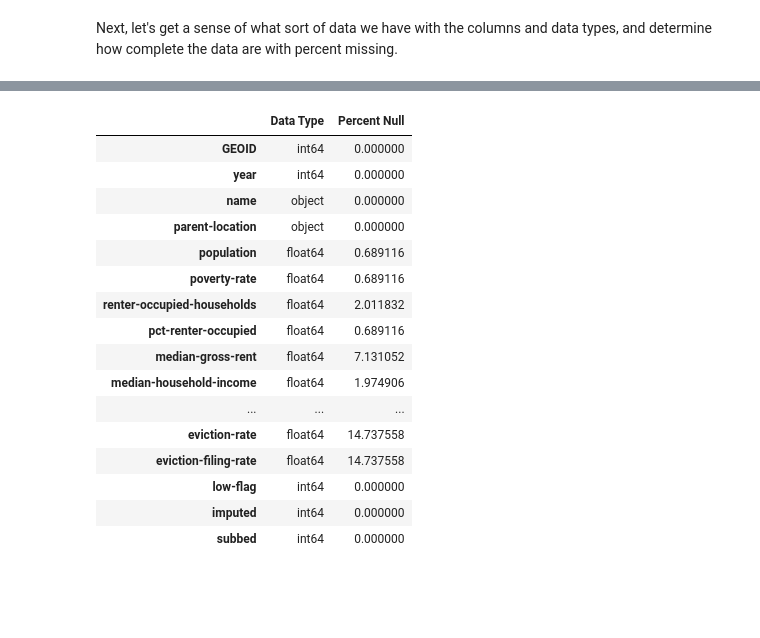
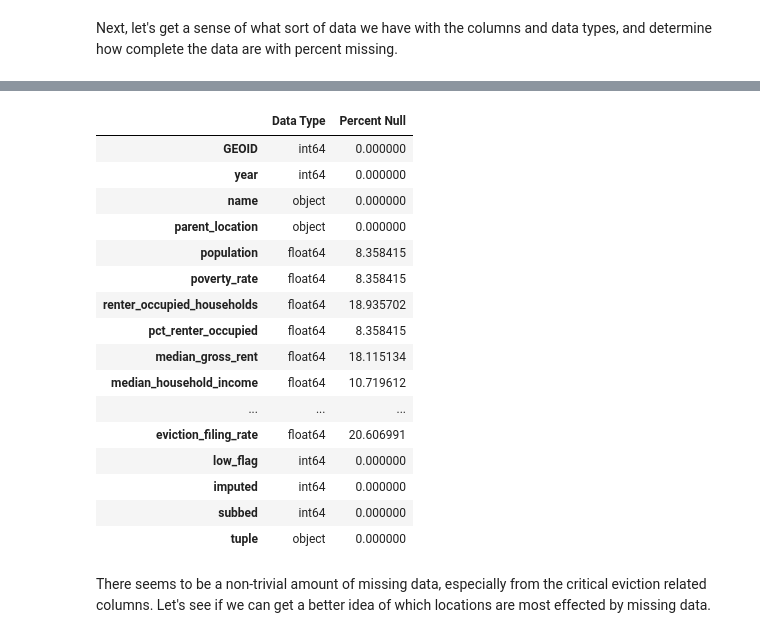
Before and after one commit to TommyHughes/TexasEvictionsAnalysis, a Jupyter notebook: Texas_Evictions_Analysis.ipynb, the cells around one changed output, grey strips where cells are left out. Drawn from its saved outputs; the diff is of its cells as text; code cells hidden in the pictures; blank space fills up the shorter version.

```diff
--- a/Texas_Evictions_Analysis.ipynb
+++ b/Texas_Evictions_Analysis.ipynb
@@ -8,6 +13,15 @@ import matplotlib.pyplot as plt
 # %%
 #Import data
-texas_df = pd.read_csv("all.csv")
+us_df = pd.read_csv("us.csv")
+# %%
+#Data cleanup
+us_df.columns = [name.replace("-","_") for name in us_df.columns]   #Replace "-" with "_" in column titles. Easier to use .query()
+us_df['name'] = list(map(str, us_df['name']))   #Change type to string for all elements of name column.
+us_df = us_df[us_df['name'].str.match('^[0-9]')==False] #Remove any row where name column starts with a digit. We don't want tracts.
+states = us_df.filter(["name","parent_location"]).query("parent_location == 'USA'")["name"].unique()    #Create a list of all states in the data.
+counties = us_df["name"][us_df["name"].str.lower().str.contains("county")]  #Create a list of all rows with the word county in the name.
+cities = us_df["name"][us_df["name"].str.lower().str.contains("city")]  #Create a list of all rows with the word city in the name.
+us_df["tuple"] = list(zip(us_df["name"],us_df["parent_location"]))  #Add a column with the name and parent_location as a tuple for easier indexing.
 # %% [markdown]
 # Data Exploration
 # %% [markdown]
@@ -28,20 +37,22 @@ It can be shown that all tables have the same columns. Let's take a look at the
 # %%
-pd.DataFrame({"Data Type": texas_df.dtypes, "Percent Null": texas_df.isnull().sum() / len(texas_df) * 100})
+pd.DataFrame({"Data Type": us_df.dtypes, "Percent Null": us_df.isnull().sum() / len(us_df) * 100})
 # %% [output]
 |  | Data Type | Percent Null |
 | GEOID | int64 | 0.000000 |
 | year | int64 | 0.000000 |
 | name | object | 0.000000 |
-| parent-location | object | 0.000000 |
-| population | float64 | 0.689116 |
-| poverty-rate | float64 | 0.689116 |
-| renter-occupied-households | float64 | 2.011832 |
-| pct-renter-occupied | float64 | 0.689116 |
-| median-gross-rent | float64 | 7.131052 |
-| median-household-income | float64 | 1.974906 |
+| parent_location | object | 0.000000 |
+| population | float64 | 8.358415 |
+| poverty_rate | float64 | 8.358415 |
+| renter_occupied_households | float64 | 18.935702 |
+| pct_renter_occupied | float64 | 8.358415 |
+| median_gross_rent | float64 | 18.115134 |
+| median_household_income | float64 | 10.719612 |
 | ... | ... | ... |
-| eviction-rate | float64 | 14.737558 |
-| eviction-filing-rate | float64 | 14.737558 |
-| low-flag | int64 | 0.000000 |
+| eviction_filing_rate | float64 | 20.606991 |
+| low_flag | int64 | 0.000000 |
 | imputed | int64 | 0.000000 |
 | subbed | int64 | 0.000000 |
+| tuple | object | 0.000000 |
+# %% [markdown]
+There seems to be a non-trivial amount of missing data, especially from the critical eviction related columns. Let's see if we can get a better idea of which locations are most effected by missing data.
```
Also changed, not shown: parts of 25 cells of this notebook.
